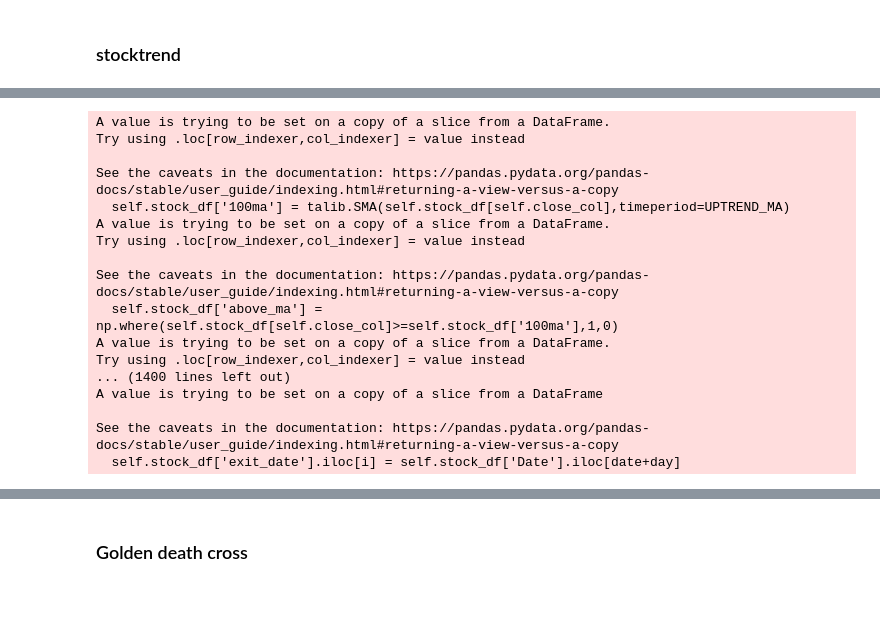
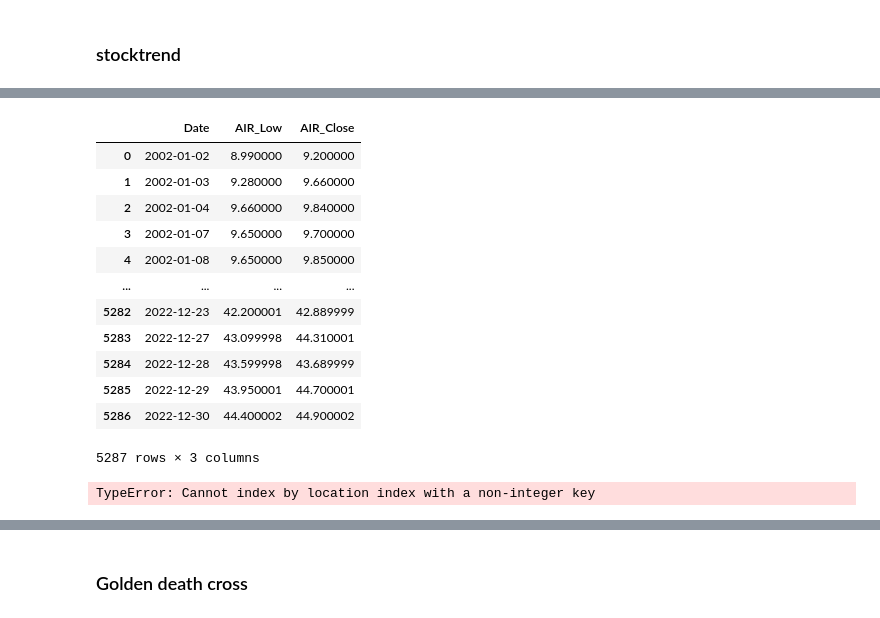
Before and after one commit to ryanlxz/backtesting, a Jupyter notebook: notebooks/test.ipynb, the cells around one changed output, grey strips where cells are left out. Drawn from its saved outputs; the diff is of its cells as text; code cells hidden in the pictures.

```diff
--- a/notebooks/test.ipynb
+++ b/notebooks/test.ipynb
@@ -169,22 +295,24 @@ stock_trend_df.head()
+# %%
+test_df = rearranged_df.iloc[:,:3]
+test_df
+# %% [output]
+|  | Date | AIR_Low | AIR_Close |
+| 0 | 2002-01-02 | 8.990000 | 9.200000 |
+| 1 | 2002-01-03 | 9.280000 | 9.660000 |
+| 2 | 2002-01-04 | 9.660000 | 9.840000 |
+| 3 | 2002-01-07 | 9.650000 | 9.700000 |
+| 4 | 2002-01-08 | 9.650000 | 9.850000 |
+| ... | ... | ... | ... |
+| 5282 | 2022-12-23 | 42.200001 | 42.889999 |
+| 5283 | 2022-12-27 | 43.099998 | 44.310001 |
+| 5284 | 2022-12-28 | 43.599998 | 43.689999 |
+| 5285 | 2022-12-29 | 43.950001 | 44.700001 |
+| 5286 | 2022-12-30 | 44.400002 | 44.900002 |
+5287 rows × 3 columns
 # %%
-stocktrend = StockTrend(stock_trend_df)
-stocktrend_entry_df = stocktrend.generate_buy_dates()
+stocktrend = StockTrend(test_df)
+stocktrend.generate_buy_dates()
 stocktrend_exit_df = stocktrend.generate_sell_dates()
+stocktrend_exit_df
 # %% [output]
-A value is trying to be set on a copy of a slice from a DataFrame.
-Try using .loc[row_indexer,col_indexer] = value instead
-
-See the caveats in the documentation: https://pandas.pydata.org/pandas-docs/stable/user_guide/indexing.html#returning-a-view-versus-a-copy
-  self.stock_df['100ma'] = talib.SMA(self.stock_df[self.close_col],timeperiod=UPTREND_MA)
-A value is trying to be set on a copy of a slice from a DataFrame.
-Try using .loc[row_indexer,col_indexer] = value instead
-
-See the caveats in the documentation: https://pandas.pydata.org/pandas-docs/stable/user_guide/indexing.html#returning-a-view-versus-a-copy
-  self.stock_df['above_ma'] = np.where(self.stock_df[self.close_col]>=self.stock_df['100ma'],1,0)
-A value is trying to be set on a copy of a slice from a DataFrame.
-Try using .loc[row_indexer,col_indexer] = value instead
-... (1400 lines left out)
-A value is trying to be set on a copy of a slice from a DataFrame
-
-See the caveats in the documentation: https://pandas.pydata.org/pandas-docs/stable/user_guide/indexing.html#returning-a-view-versus-a-copy
-  self.stock_df['exit_date'].iloc[i] = self.stock_df['Date'].iloc[date+day]
+TypeError: Cannot index by location index with a non-integer key
```
Also changed, not shown: parts of 52 cells of this notebook, 1 other file.
